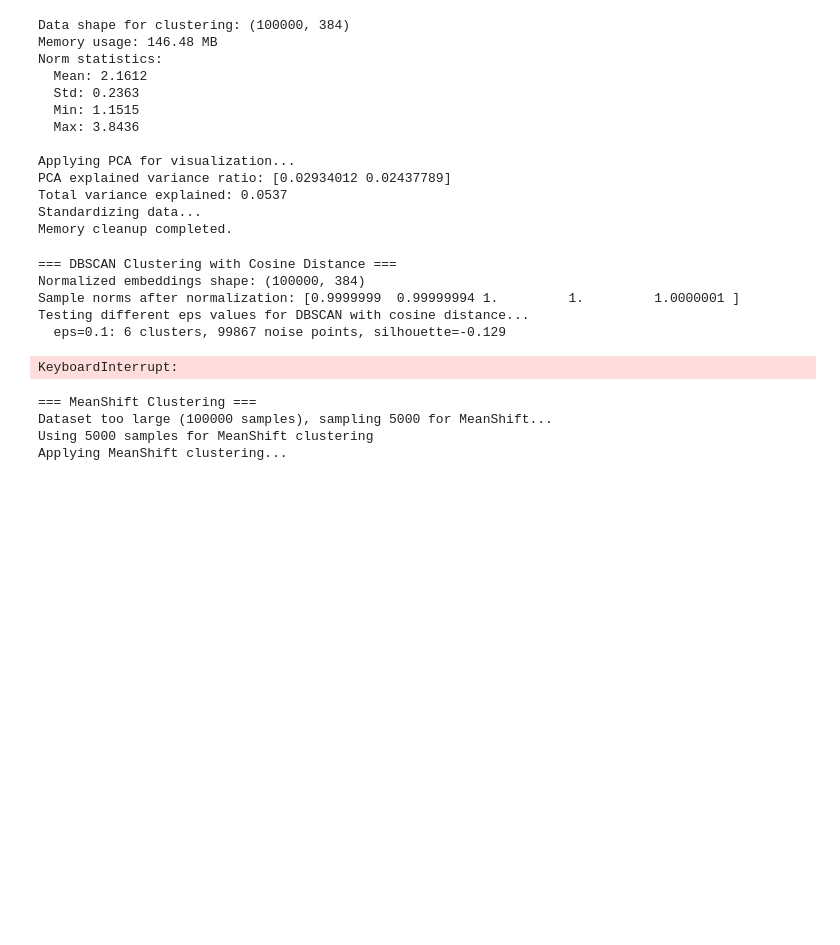
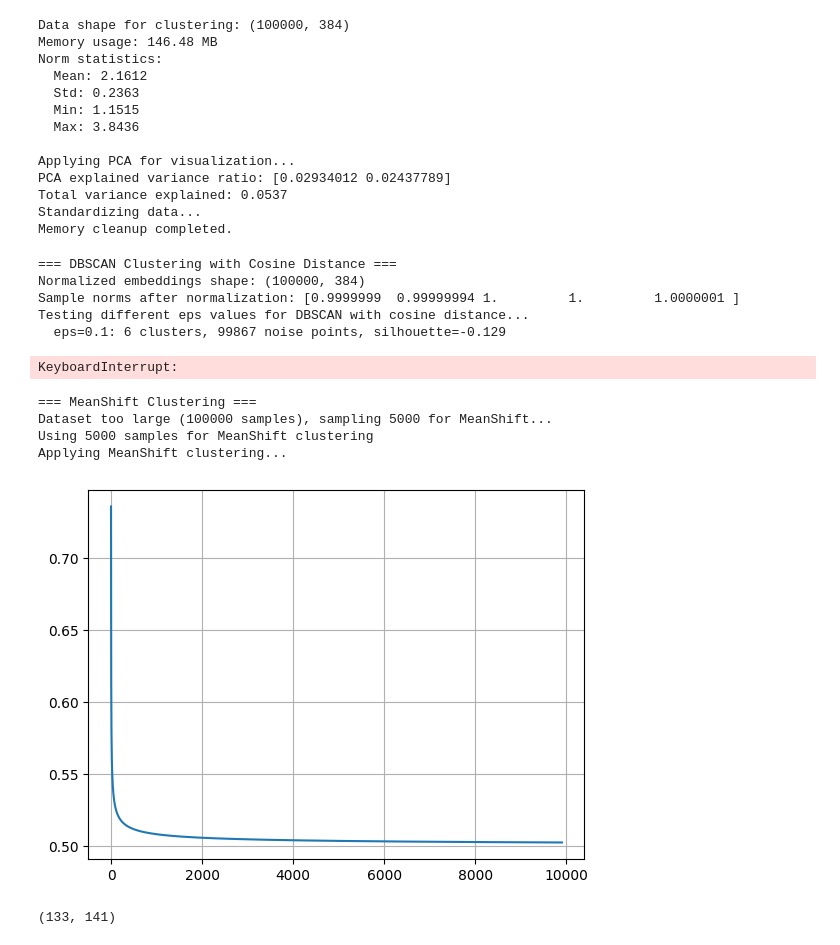
Before and after one commit to Dont4rootMe/mdlm-fork, a Jupyter notebook: test.ipynb, the cells around one changed output. Cells and saved outputs as stored; diff of their text form; code cells hidden in the pictures; blank space fills up the shorter version.

```diff
--- a/test.ipynb
+++ b/test.ipynb
@@ -714,3 +714,34 @@ print("- Limited iterations to prevent memory buildup")
 print("- Sampling for large datasets")
 print("- KMeans instead of MeanShift (much faster and memory-efficient)")
 print("- Automatic normalization for cosine-based methods")
+# %%
+from decimal import Decimal
+from matplotlib import pyplot as plt
+import numpy as np
+from tqdm import tqdm
+
+result = []
+
+for n in tqdm(range(1, 10_000)):
+    curr = Decimal(0)
+
+    fct = Decimal(1)
+
+    denom = np.exp(-n, dtype=np.float128)
+    for power in range(n+1):
+        curr += (Decimal(n) ** Decimal(power)) / Decimal(fct)
+        fct *= power + 1
+
+    numerator, denominator = curr.as_integer_ratio()
+    numerator, denominator = np.float128(numerator), np.float128(denominator)
+    result.append(numerator * denom / denominator)
+
+plt.plot(result)
+plt.grid()
+plt.show()
+# %%
+plt.plot(result)
+plt.grid()
+plt.show()
+# %% [output]
+[figure, added]
@@ -716,0 +753,4 @@ print("- Automatic normalization for cosine-based methods")
+# %%
+len(l), len(ema['shadow_params'])
+# %% [output]
+(133, 141)
```
Also changed, not shown: parts of 2 cells of this notebook, 4 other files.
